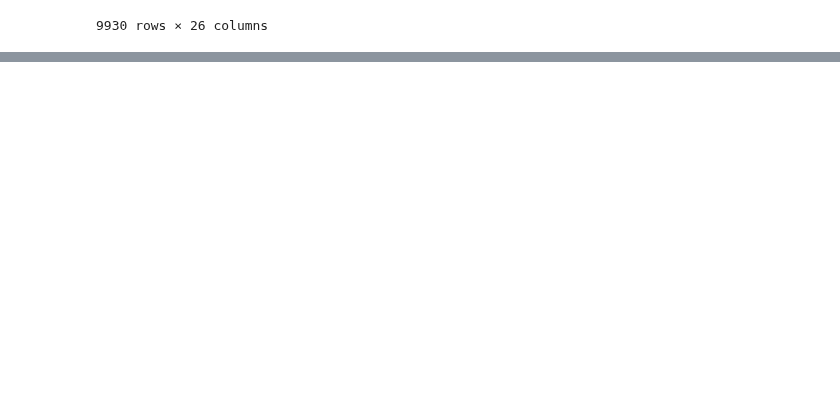
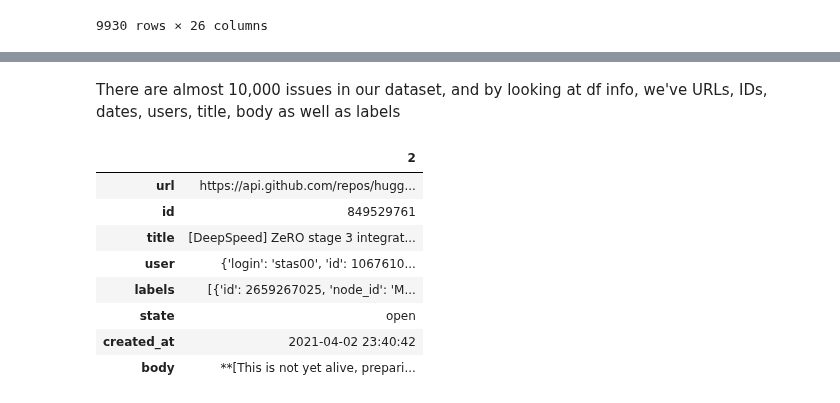
Before and after one commit to JpChii/nlp-with-hugging-face, a Jupyter notebook: notebooks/9-dealing-with-few-to-no-labels.ipynb, the cells around one changed output, grey strips where cells are left out. Drawn from its saved outputs; the diff is of its cells as text; code cells hidden in the pictures; blank space fills up the shorter version.

```diff
--- a/notebooks/9-dealing-with-few-to-no-labels.ipynb
+++ b/notebooks/9-dealing-with-few-to-no-labels.ipynb
@@ -106,0 +127,16 @@ df_issues
+# %% [markdown]
+There are almost 10,000 issues in our dataset, and by looking at df info, we've URLs, IDs, dates, users, title, body as well as labels
+# %%
+# cols needed
+cols = ["url", "id", "title", "user", "labels", "state", "created_at", "body"]
+df_issues.loc[2, cols].to_frame()
+# %% [output]
+|  | 2 |
+| url | https://api.github.com/repos/hugg... |
+| id | 849529761 |
+| title | [DeepSpeed] ZeRO stage 3 integrat... |
+| user | {'login': 'stas00', 'id': 1067610... |
+| labels | [{'id': 2659267025, 'node_id': 'M... |
+| state | open |
+| created_at | 2021-04-02 23:40:42 |
+| body | **[This is not yet alive, prepari... |
```
Also changed, not shown: parts of 27 cells of this notebook.
